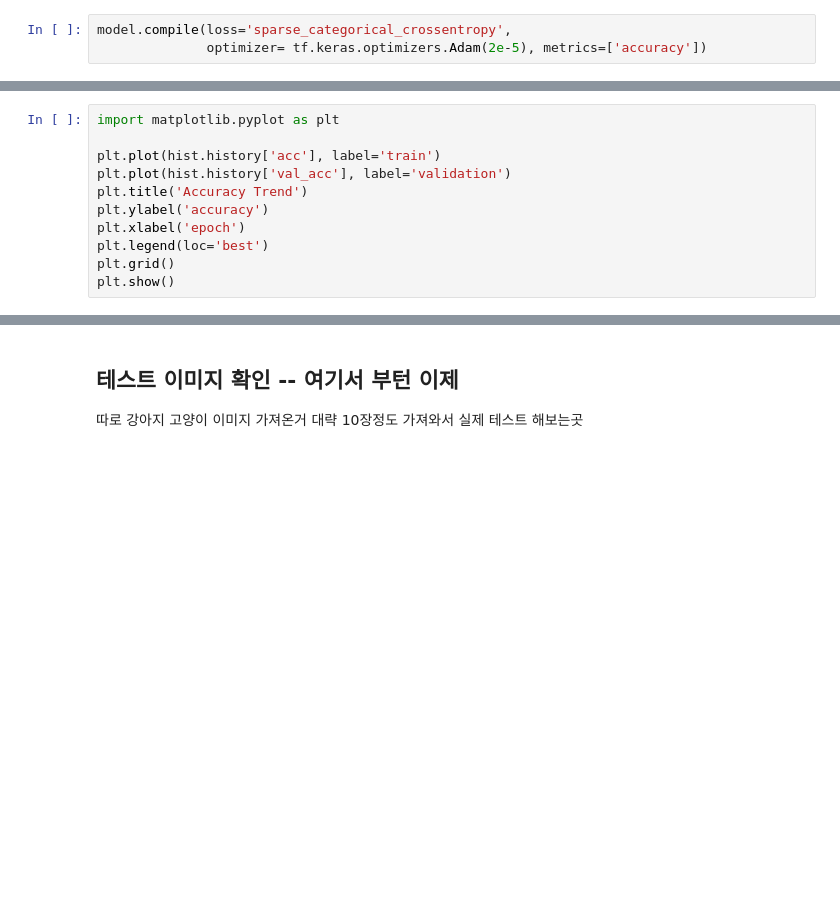
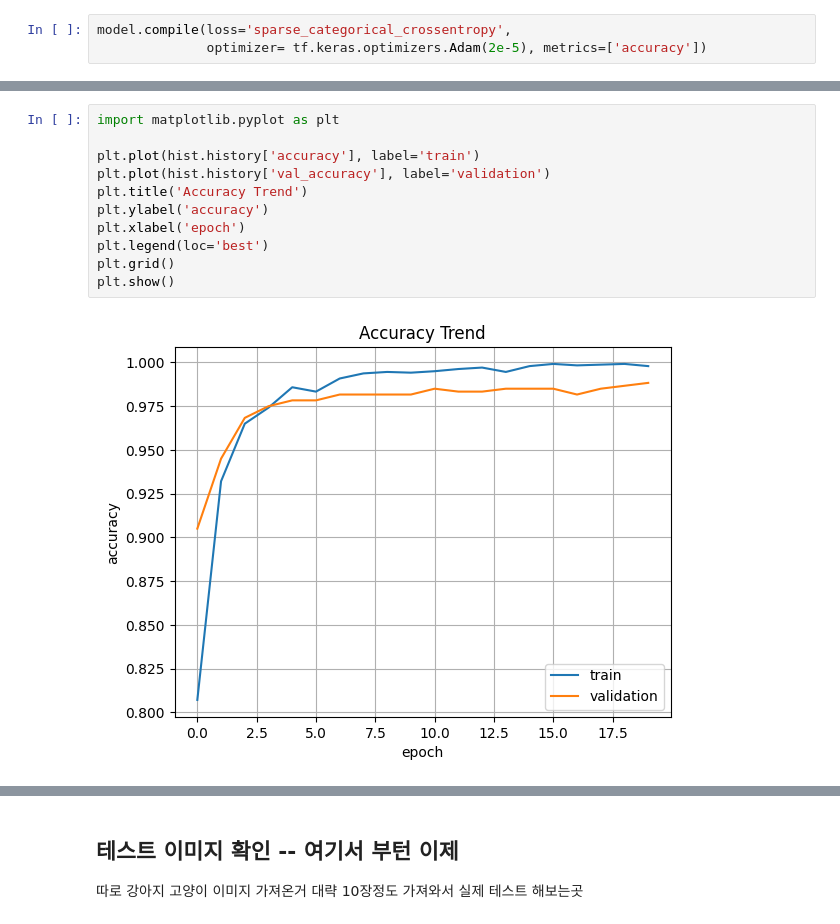
Before and after one commit to dlvvkfl88/CS-Knowldege, a Jupyter notebook: ImageDataGenerator_고양이강아지전이학습1112.ipynb, the cells around one changed output, grey strips where cells are left out. Saved outputs shown, nothing was run; the diff lists cells and outputs as text; blank space fills up the shorter version.

```diff
--- a/ImageDataGenerator_고양이강아지전이학습1112.ipynb
+++ b/ImageDataGenerator_고양이강아지전이학습1112.ipynb
@@ -368,14 +373,16 @@ model.evaluate(x_test, y_test)
 # %%
 import matplotlib.pyplot as plt
 
-plt.plot(hist.history['acc'], label='train')
-plt.plot(hist.history['val_acc'], label='validation')
+plt.plot(hist.history['accuracy'], label='train')
+plt.plot(hist.history['val_accuracy'], label='validation')
 plt.title('Accuracy Trend')
 plt.ylabel('accuracy')
 plt.xlabel('epoch')
 plt.legend(loc='best')
 plt.grid()
 plt.show()
+# %% [output]
+[figure, added]
 # %%
 plt.plot(hist.history['loss'], label='train')
 plt.plot(hist.history['val_loss'], label='validation')
```
Also changed, not shown: parts of 23 cells of this notebook.
